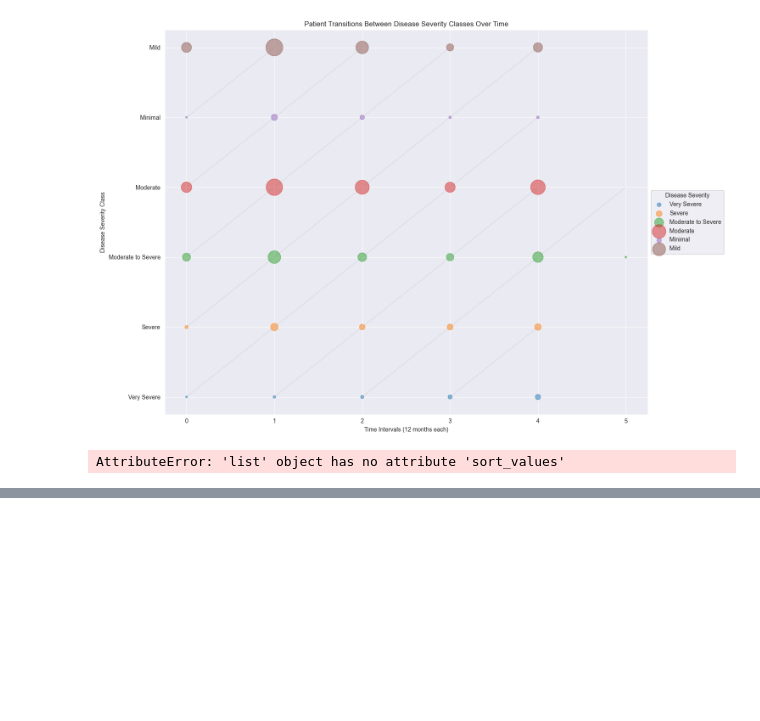
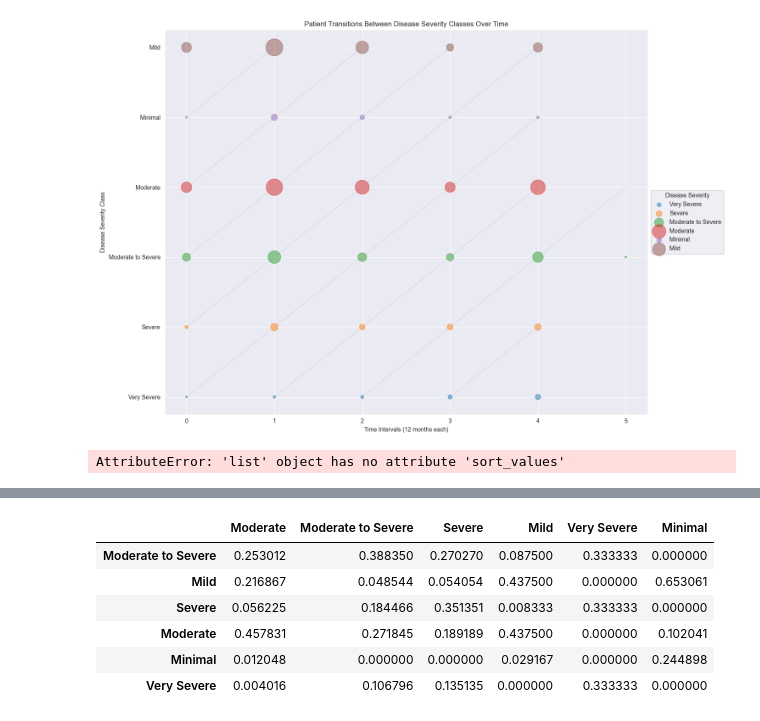
Before and after one commit to iammahbubalam/PPMI_Research_on_Parkinsons, a Jupyter notebook: src/mahbub/tabular_data.ipynb, the cells around one changed output, grey strips where cells are left out. Saved outputs shown, nothing was run; the diff lists cells and outputs as text; code cells hidden in the pictures; blank space fills up the shorter version.

```diff
--- a/src/mahbub/tabular_data.ipynb
+++ b/src/mahbub/tabular_data.ipynb
@@ -1223,3 +1223,43 @@ ax.set_ylim(0.5, num_states + 0.5)
 
 plt.tight_layout()
 plt.show()
+# %%
+import pandas as pd
+from collections import defaultdict
+
+# Load your dataset
+data = pd.read_csv("B:/Projects/PycharmProjects/PPMI_Research_on_Parkinson's/src/mahbub/finalDatasetWithUPDRSScore.csv")
+
+# Define non-feature, numerical, and categorical columns
+non_feature_columns = ['Patient ID', 'Visit Date', 'UPDRS_SCORE', 'Visit', 'Visit_int']
+target_column = "Disease_Severity"
+
+# Ensure data is sorted by Patient ID and Visit Date
+data_sorted = data.sort_values(by=['Patient ID', 'Visit Date'])
+
+# Initialize a dictionary to count transitions
+transition_counts = defaultdict(lambda: defaultdict(int))
+
+# Extract transitions
+grouped = data_sorted.groupby('Patient ID')
+for patient_id, group in grouped:
+    group = group.sort_values(by='Visit Date')
+    disease_states = group[target_column].values
+
+    for i in range(len(disease_states) - 1):
+        current_state = disease_states[i]
+        next_state = disease_states[i + 1]
+        transition_counts[current_state][next_state] += 1
+
+# Initialize a dictionary to store transition probabilities
+transition_probabilities = defaultdict(lambda: defaultdict(float))
+
+# Calculate transition probabilities
+for current_state, transitions in transition_counts.items():
+    total_transitions = sum(transitions.values())
+    for next_state, count in transitions.items():
+        transition_probabilities[current_state][next_state] = count / total_transitions
+
+# Convert transition probabilities to a DataFrame for better readability
+transition_prob_df = pd.DataFrame(transition_probabilities).fillna(0)
+print(transition_prob_df)
@@ -1225,0 +1282,10 @@ plt.show()
+# %%
+transition_prob_df
+# %% [output]
+|  | Moderate | Moderate to Severe | Severe | Mild | Very Severe | Minimal |
+| Moderate to Severe | 0.253012 | 0.388350 | 0.270270 | 0.087500 | 0.333333 | 0.000000 |
+| Mild | 0.216867 | 0.048544 | 0.054054 | 0.437500 | 0.000000 | 0.653061 |
+| Severe | 0.056225 | 0.184466 | 0.351351 | 0.008333 | 0.333333 | 0.000000 |
+| Moderate | 0.457831 | 0.271845 | 0.189189 | 0.437500 | 0.000000 | 0.102041 |
+| Minimal | 0.012048 | 0.000000 | 0.000000 | 0.029167 | 0.000000 | 0.244898 |
+| Very Severe | 0.004016 | 0.106796 | 0.135135 | 0.000000 | 0.333333 | 0.000000 |
```
Also changed, not shown: parts of 10 cells of this notebook, 10 other files.
